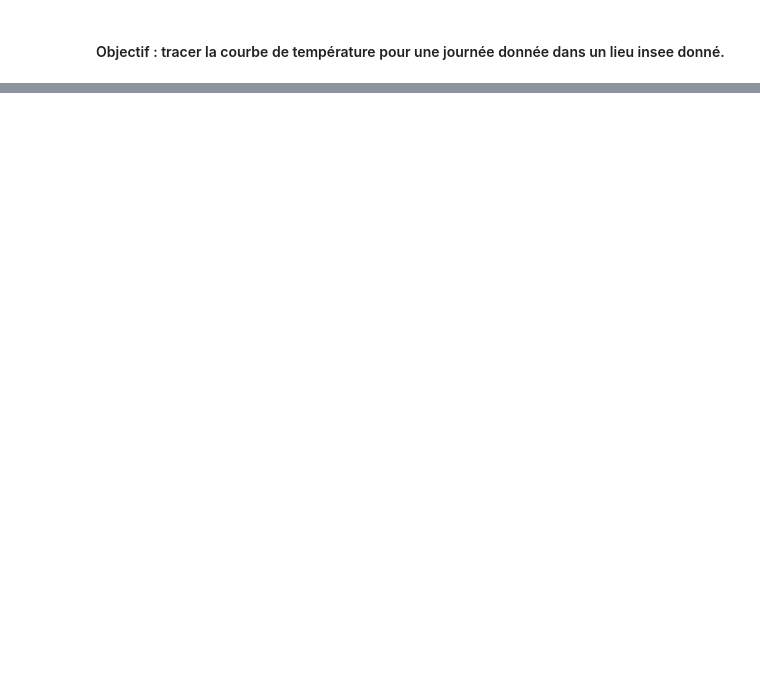
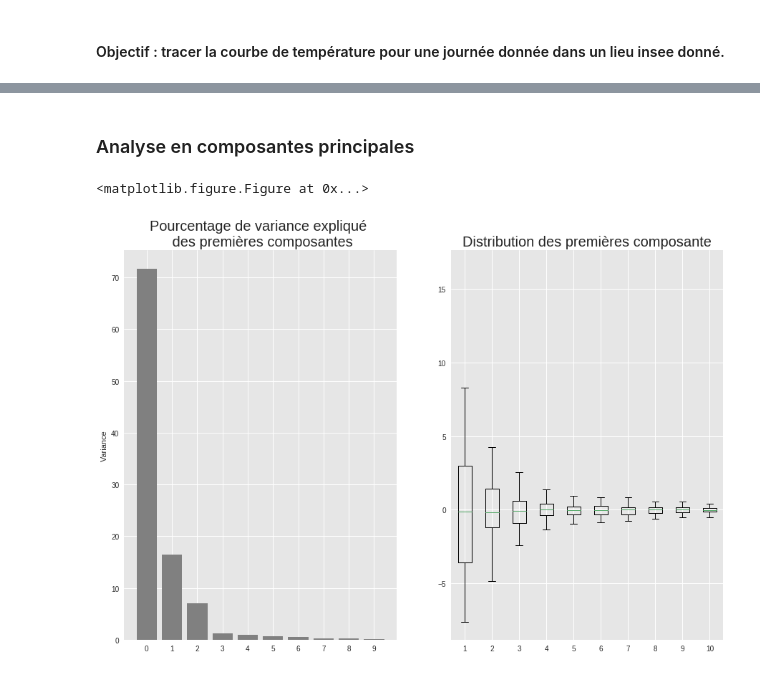
Before and after one commit to CangelosiQ/Defi, a Jupyter notebook: Etude_courbes_dates.ipynb, the cells around one changed output, grey strips where cells are left out. Saved outputs shown, nothing was run; the diff lists cells and outputs as text; code cells hidden in the pictures; blank space fills up the shorter version.

```diff
--- a/Etude_courbes_dates.ipynb
+++ b/Etude_courbes_dates.ipynb
@@ -44,0 +95,10 @@ plt.show()
+# %%
+Xdate_29=pd.DataFrame.copy(Xtot)
+Xdate_29=Xdate_29.iloc[np.where(Xtot["ech"]<=29)]
+Xdate_29=Xdate_29.iloc[np.where(Xdate_29['insee'] == 31069001)]
+Xdate_29=Xdate_29.iloc[np.where(Xdate_29['mois']==1)]
+Xdate_29=Xdate_29.reset_index(drop=True)
+# %%
+Xdate_29=Xdate_29[['date','tH2_obs','ech']].sort_values(by=['date','ech'])
+Xdate_29=Xdate_29.reset_index(drop=True)
+Xdate_29.shape
@@ -44,0 +107,4 @@ plt.show()
+# %%
+Xdate_29_T=np.copy(Xdate_29['tH2_obs'])
+Xdate_29_T=pd.DataFrame(Xdate_29_T.reshape((76, 29)))
+Xdate_29_T
@@ -44,0 +130,25 @@ plt.show()
+# %% [markdown]
+### Analyse en composantes principales
+# %%
+import sklearn.decomposition as sd
+import sklearn.preprocessing as sp
+acp = sd.PCA()
+X_acp = acp.fit_transform(sp.scale(Xdate_29_T))
+# %%
+plt.figure()
+fig = plt.figure(figsize=(15,10))
+ax = fig.add_subplot(1,2,1)
+ax.bar(range(10), acp.explained_variance_ratio_[:10]*100, align='center',
+        color='grey', ecolor='black')
+ax.set_xticks(range(10))
+ax.set_ylabel("Variance")
+ax.set_title("", fontsize=35)
+ax.set_title("Pourcentage de variance expliqué \n des premières composantes", fontsize=20)
+
+ax = fig.add_subplot(1,2,2)
+box=ax.boxplot(X_acp[:,0:10])
+ax.set_title("Distribution des premières composante", fontsize=20)
+plt.show()
+# %% [output]
+<matplotlib.figure.Figure at 0x...>
+[figure, added]
```
Also changed, not shown: parts of 17 cells of this notebook.
